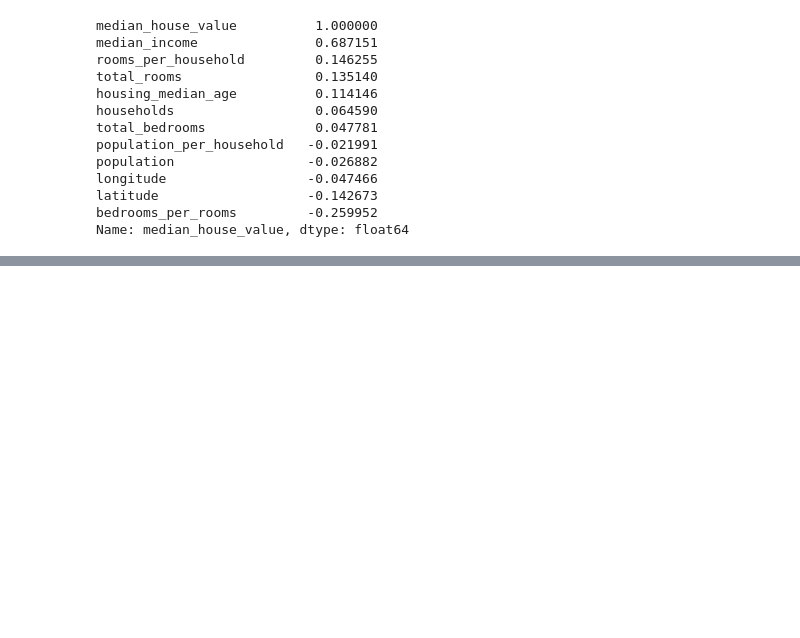
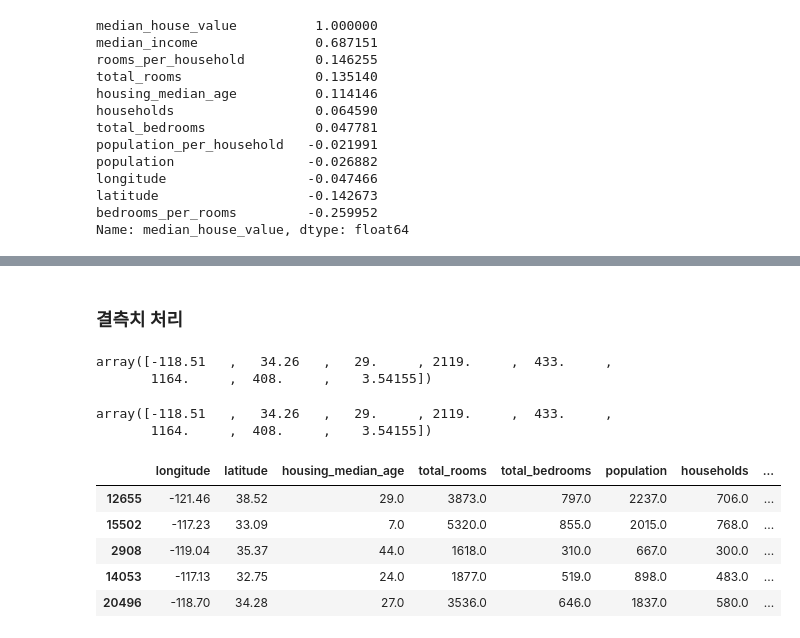
Before and after one commit to arden333/Hands-on-ML, a Jupyter notebook: 2. 머신러닝 프로젝트 처음부터 끝까지.ipynb, the cells around one changed output, grey strips where cells are left out. Saved outputs shown, nothing was run; the diff lists cells and outputs as text; code cells hidden in the pictures; blank space fills up the shorter version.

```diff
--- a/2. 머신러닝 프로젝트 처음부터 끝까지.ipynb
+++ b/2. 머신러닝 프로젝트 처음부터 끝까지.ipynb
@@ -4,7 +4,7 @@
 import pandas as pd
 import os
 
-HOUSING_PATH = "/Users/arden/Documents/data project/Hands-on-ML/data/housing"
+HOUSING_PATH = "/Users/arden/Documents/data_project/Hands-on-ML/data/housing"
 
 def load_houseing_data(housing_path=HOUSING_PATH):
     csv_path = os.path.join(housing_path, "housing.csv")
@@ -264,0 +275,38 @@ Name: median_house_value, dtype: float64
+# %%
+# 데이터셋 준비
+housing = strat_train_set.drop("median_house_value", axis=1)
+housing_labels = strat_train_set["median_house_value"].copy()
+# %% [markdown]
+### 결측치 처리
+# %%
+# 결측치 처리
+# housing.dropna(subset=['total_bedrooms']) #옵션1(제거)
+# housing.drop('total_bedroom', axis=1) #옵션2(제거)
+# median = housing['total_bedrooms'].median() #옵션3(중간값 채우기)
+# housing['total_bedrooms'].fillna(median, inplace=True) #옵션4(중간값 채우기)
+
+from sklearn.impute import SimpleImputer
+imputer = SimpleImputer(strategy="median") # 중간값으로 채우기
+housing_num = housing.drop("ocean_proximity", axis=1) # 문자형 특성 제외
+imputer.fit(housing_num) # imputer 적용
+imputer.statistics_
+# %% [output]
+array([-118.51   ,   34.26   ,   29.     , 2119.     ,  433.     ,
+       1164.     ,  408.     ,    3.54155])
+# %%
+housing_num.median().values # 위 값과 동일
+# %% [output]
+array([-118.51   ,   34.26   ,   29.     , 2119.     ,  433.     ,
+       1164.     ,  408.     ,    3.54155])
+# %%
+X = imputer.transform(housing_num) # 중간값 대체, 넘파이 배열로 반환됨
+housing_tr = pd.DataFrame(X, columns=housing_num.columns,
+                          index=housing_num.index) # 데이터프레임으로 변환
+housing_tr.head()
+# %% [output]
+|  | longitude | latitude | housing_median_age | total_rooms | total_bedrooms | population | households | ... |
+| 12655 | -121.46 | 38.52 | 29.0 | 3873.0 | 797.0 | 2237.0 | 706.0 | ... |
+| 15502 | -117.23 | 33.09 | 7.0 | 5320.0 | 855.0 | 2015.0 | 768.0 | ... |
+| 2908 | -119.04 | 35.37 | 44.0 | 1618.0 | 310.0 | 667.0 | 300.0 | ... |
+| 14053 | -117.13 | 32.75 | 24.0 | 1877.0 | 519.0 | 898.0 | 483.0 | ... |
+| 20496 | -118.70 | 34.28 | 27.0 | 3536.0 | 646.0 | 1837.0 | 580.0 | ... |
```
Also changed, not shown: parts of 21 cells of this notebook.
